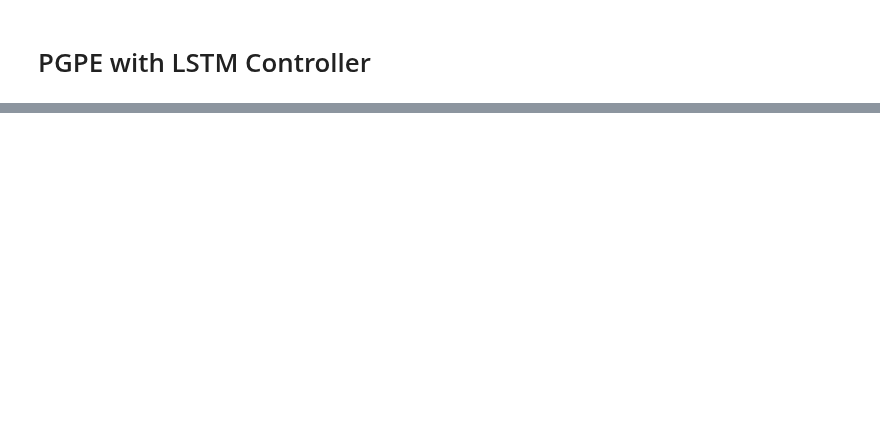
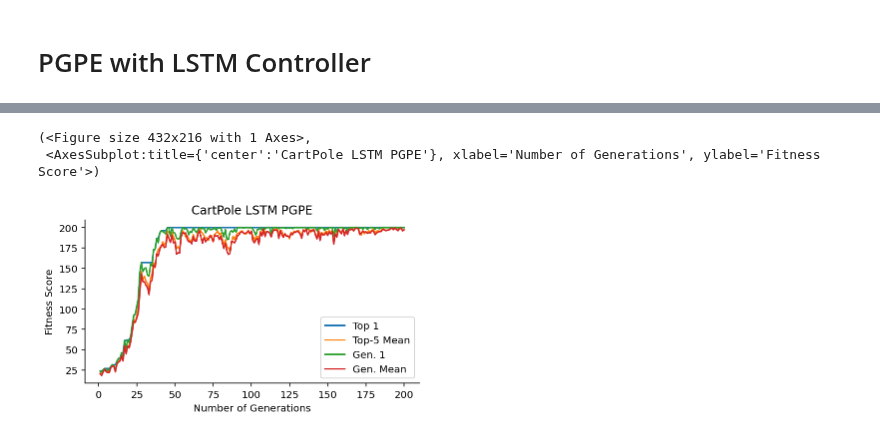
Before and after one commit to RobertTLange/evosax, a Jupyter notebook: examples/02_mlp_control.ipynb, the cells around one changed output, grey strips where cells are left out. Saved outputs shown, nothing was run; the diff lists cells and outputs as text; code cells hidden in the pictures; blank space fills up the shorter version.

```diff
--- a/examples/02_mlp_control.ipynb
+++ b/examples/02_mlp_control.ipynb
@@ -119,6 +127,41 @@ params = {
+# %%
+from evosax import PGPE_ES
+
+popsize = 100
+strategy = PGPE_ES(param_reshaper.total_params, popsize, elite_ratio=0.1, opt_name="adam")
+params = strategy.default_params
+
+es_params = {
+        "lrate_init": 0.05,  # Initial learning rate
+        "lrate_decay": 0.999, # Multiplicative decay factor
+        "lrate_limit": 0.01,  # Smallest possible lrate
+        "beta_1": 0.99,   # Adam - beta_1
+        "beta_2": 0.999,  # Adam - beta_2
+        "eps": 1e-8,  # eps constant,
+        "sigma_init": 0.05,  # Initial scale of isotropic Gaussian noise
+        "sigma_decay": 0.999,  # Multiplicative decay factor
+        "sigma_limit": 0.01,  # Smallest possible scale
+        "sigma_lrate": 0.2,  # Learning rate for scale
+        "sigma_max_change": 0.2,  # clips adaptive sigma to 20%
+        "init_min": -0.1,  # Range of parameter archive initialization - Min
+        "init_max": 0.1,  # Range of parameter archive initialization - Max
+        "clip_min": -10,  # Range of parameter proposals - Min
+        "clip_max": 10  # Range of parameter proposals - Max
+}
 # %%
-num_generations = 350
+num_generations = 200
 num_rollouts = 20
+print_every_k_gens = 20
+
+es_logging = ESLog(param_reshaper.total_params,
+                   num_generations,
+                   top_k=5,
+                   maximize=True)
+log = es_logging.initialize()
+
+fit_shaper = FitnessShaper(w_decay=0.1,
+                           maximize=True)
+
 state = strategy.initialize(rng, es_params)
 
 for gen in range(num_generations):
@@ -129,3 +172,7 @@ for gen in range(num_generations):
     fitness = rollout(batch_rng, reshaped_params).mean(axis=1)
     fit_re = fit_shaper.apply(x, fitness)
     state = strategy.tell(x, fit_re, state, es_params)
+    log = es_logging.update(log, x, fitness)
+
+    if gen % print_every_k_gens == 0:
+        print("Generation: ", gen, "Generation: ", log["log_top_1"][gen])
@@ -131,0 +190,6 @@ for gen in range(num_generations):
+# %%
+es_logging.plot(log, "CartPole LSTM PGPE")
+# %% [output]
+(<Figure size 432x216 with 1 Axes>,
+ <AxesSubplot:title={'center':'CartPole LSTM PGPE'}, xlabel='Number of Generations', ylabel='Fitness Score'>)
+[figure, added]
```
Also changed, not shown: parts of 8 cells of this notebook, 12 other files.
